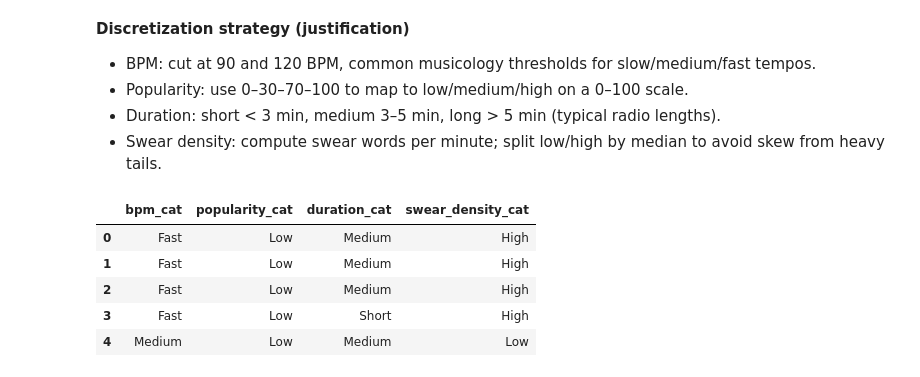
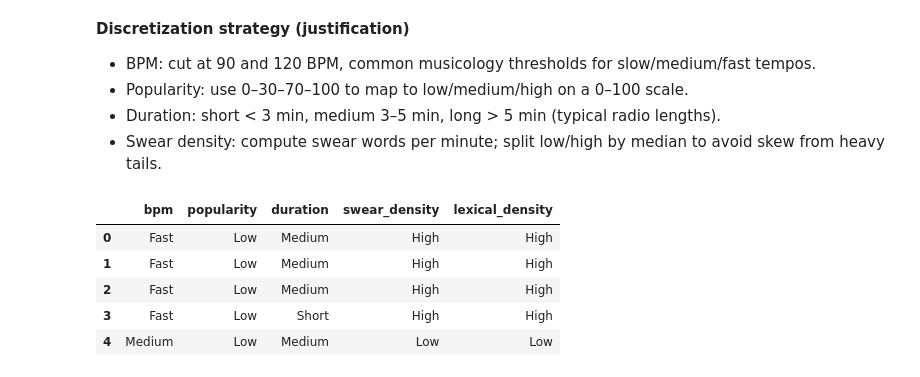
Before and after one commit to Ludovico1104/Progetto-I2ML, a Jupyter notebook: prova.ipynb, the cells around one changed output. Saved outputs shown, nothing was run; the diff lists cells and outputs as text; code cells hidden in the pictures.

```diff
--- a/prova.ipynb
+++ b/prova.ipynb
@@ -365,46 +371,46 @@ swear_density = swear_density.replace([np.inf, -np.inf], np.nan)
 
 encoded = pd.get_dummies([])
 
-encoded["bpm_cat"] = pd.cut(
+encoded["bpm"] = pd.cut(
     bpm,
     bins=[-np.inf, 90, 120, np.inf],
     labels=["Slow", "Medium", "Fast"]
  )
 
-encoded["popularity_cat"] = pd.cut(
+encoded["popularity"] = pd.cut(
     pop,
     bins=[-np.inf, 1e2, 1e4, np.inf],
     labels=["Low", "Medium", "High"]
  )
 
-encoded["duration_cat"] = pd.cut(
+encoded["duration"] = pd.cut(
     dur,
     bins=[-np.inf, 180000, 300000, np.inf],
     labels=["Short", "Medium", "Long"]
  )
 
 median_swear_density = swear_density.median(skipna=True)
-encoded["swear_density_cat"] = pd.cut(
+encoded["swear_density"] = pd.cut(
     swear_density,
     bins=[-np.inf, median_swear_density, np.inf],
     labels=["Low", "High"]
  )
 
-encoded["lexical_density_cat"] = pd.cut(
+encoded["lexical_density"] = pd.cut(
     pd.to_numeric(merged["track_lexical_density"], errors="coerce"),
     bins=[-np.inf, 0.5, np.inf],
     labels=["Low", "High"]
  )
 
 
 
 encoded.head()
 # %% [output]
-|  | bpm_cat | popularity_cat | duration_cat | swear_density_cat |
-| 0 | Fast | Low | Medium | High |
-| 1 | Fast | Low | Medium | High |
-| 2 | Fast | Low | Medium | High |
-| 3 | Fast | Low | Short | High |
-| 4 | Medium | Low | Medium | Low |
+|  | bpm | popularity | duration | swear_density | lexical_density |
+| 0 | Fast | Low | Medium | High | High |
+| 1 | Fast | Low | Medium | High | High |
+| 2 | Fast | Low | Medium | High | High |
+| 3 | Fast | Low | Short | High | High |
+| 4 | Medium | Low | Medium | Low | Low |
 # %%
 import sys
```
Also changed, not shown: parts of 6 cells of this notebook.
